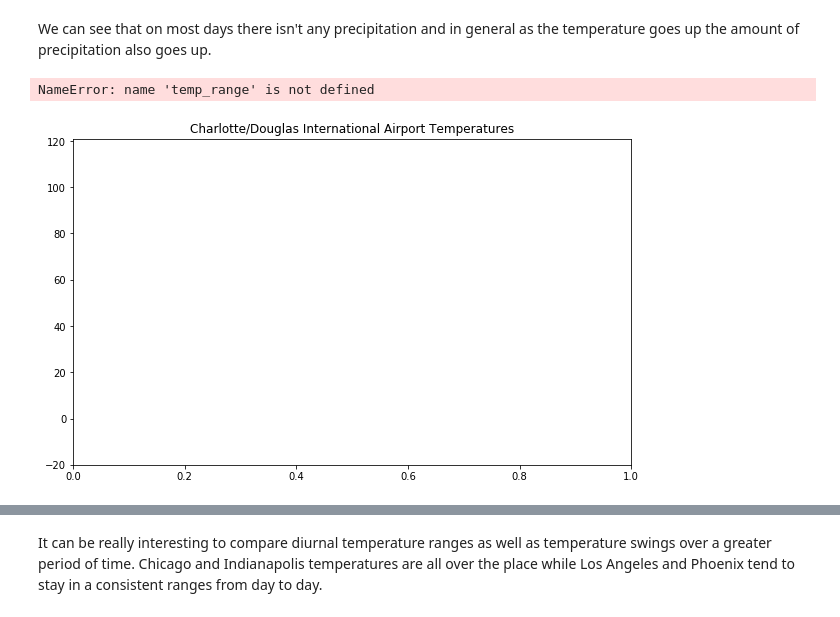
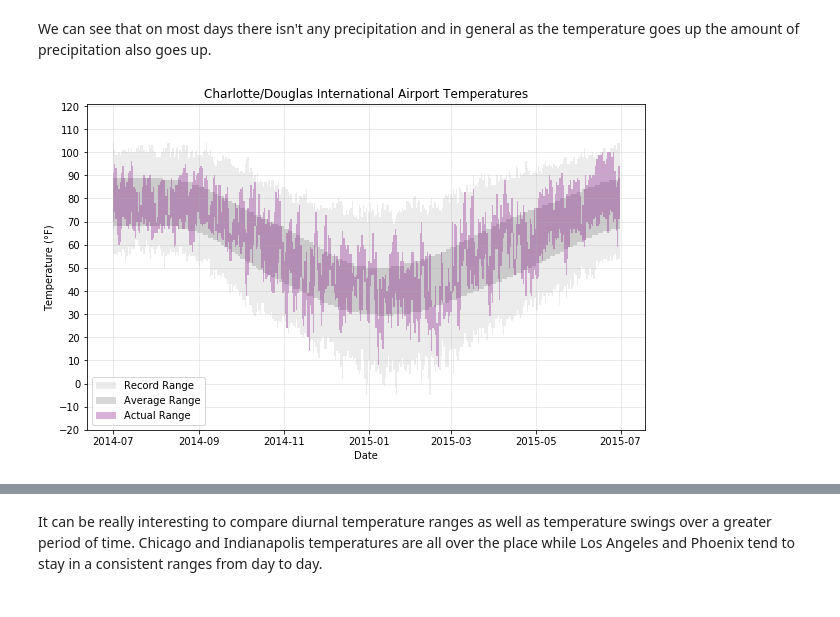
Before and after one commit to sn-ekstrand/weather-data-analysis, a Jupyter notebook: weather_data_exploration.ipynb, the cells around one changed output, grey strips where cells are left out. Cells and saved outputs as stored; diff of their text form; code cells hidden in the pictures.

```diff
--- a/weather_data_exploration.ipynb
+++ b/weather_data_exploration.ipynb
@@ -128,36 +128,35 @@ fig, ax = plt.subplots(figsize=(10,6))
 temperature_range = (-20, 121)
 
 ax.set_title('Charlotte/Douglas International Airport Temperatures')
 ax.set_ylim(temperature_range)
-ax.set_yticks([x for x in range(temp_range[0], temp_range[1], 10)])
+ax.set_yticks([x for x in range(temperature_range[0], temperature_range[1], 10)])
 # ax.set_xticks()
 ax.set_ylabel('Temperature (°F)')
 ax.set_xlabel('Date')
 ax.grid(alpha=0.5, linewidth=0.5)
 
 # ax.plot would work well but I prefer the appearance of ax.bar in this instance
 ax.bar(x=df_kclt.index,
        height=df_kclt['record_max_temp'] - df_kclt['record_min_temp'],
        bottom=df_kclt['record_min_temp'],
        color='gray', alpha=0.15, width=1.0,
        label='Record Range')
 
 ax.bar(x=df_kclt.index,
        height=df_kclt['average_max_temp'] - df_kclt['average_min_temp'],
        bottom=df_kclt['average_min_temp'],
        color='gray', alpha=0.3, width=1.0,
        label='Average Range')
 
 ax.bar(x=df_kclt.index,
        height=df_kclt['actual_max_temp'] - df_kclt['actual_min_temp'],
        bottom=df_kclt['actual_min_temp'],
        color='purple', alpha=0.3, width=1.0,
        label='Actual Range')
 
 ax.legend();
 # %% [output]
-NameError: name 'temp_range' is not defined
-[figure, old version]
+[figure, new version]
 # %%
 def generate_temperature_chart(subplot_idx, df, title):
     temperature_range = (-20, 121)
```
Also changed, not shown: parts of 4 cells of this notebook.
